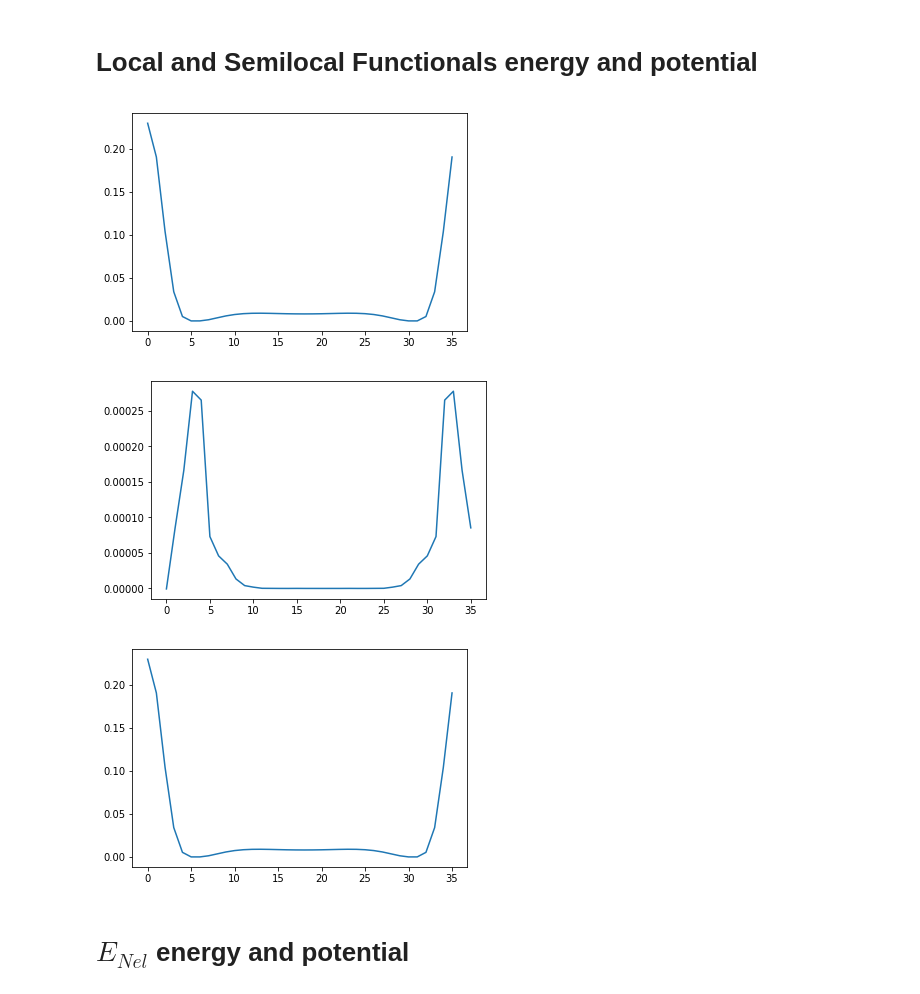
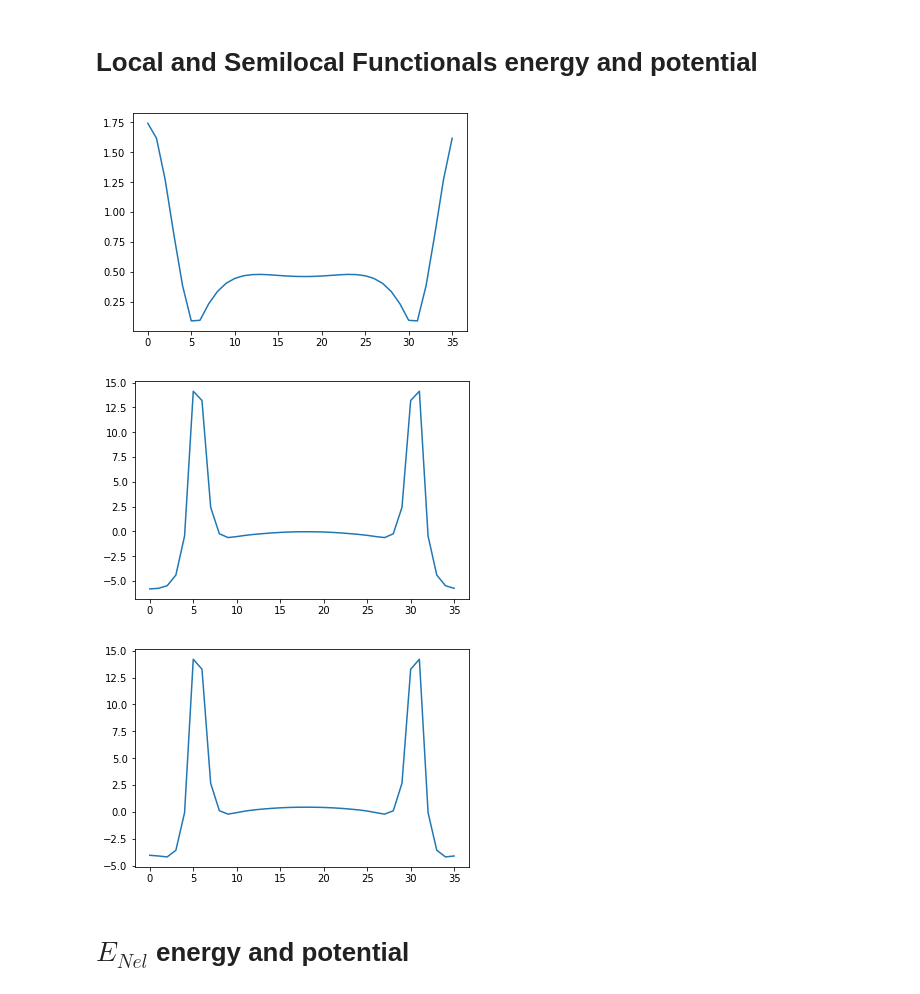
Before and after one commit to alesgenova/pbcpy, a Jupyter notebook: notebooks/Functionals_prototyping.ipynb, the cells around one changed output. Saved outputs shown, nothing was run; the diff lists cells and outputs as text; code cells hidden in the pictures.

```diff
--- a/notebooks/Functionals_prototyping.ipynb
+++ b/notebooks/Functionals_prototyping.ipynb
@@ -32,24 +32,24 @@ ThomasFermi = Functional(name='TF',energydensity=ThomasFermiEnergy(dens_real_spa
                          potential=ThomasFermiPotential(dens_real_space))
 # %%
 vonWeizsacker = Functional(name='vW',energydensity=vonWeizsackerEnergy(dens_real_space),
-                           potential=vonWeizsackerPotential(dens_real_space,Sigma=0.05))
+                           potential=vonWeizsackerPotential(dens_real_space,Sigma=0.26))
 # %%
-plt.plot(ThomasFermi.energydensity[:,0,0])
+plt.plot(ThomasFermi.potential[:,0,0])
 plt.show()
 # %% [output]
-[figure, old version]
+[figure, new version]
 # %%
-plt.plot(vonWeizsacker.energydensity[:,0,0])
+plt.plot(vonWeizsacker.potential[:,0,0])
 plt.show()
 # %% [output]
-[figure, old version]
+[figure, new version]
 # %%
 TFpvW=ThomasFermi.sum(vonWeizsacker)
 # %%
-plt.plot(TFpvW.energydensity[:,0,0])
+plt.plot(TFpvW.potential[:,0,0])
 plt.show()
 # %% [output]
-[figure, old version]
+[figure, new version]
 # %% [markdown]
 # $E_{Nel}$ energy and potential
 # %%
```
Also changed, not shown: parts of 5 cells of this notebook, 1 other file.
